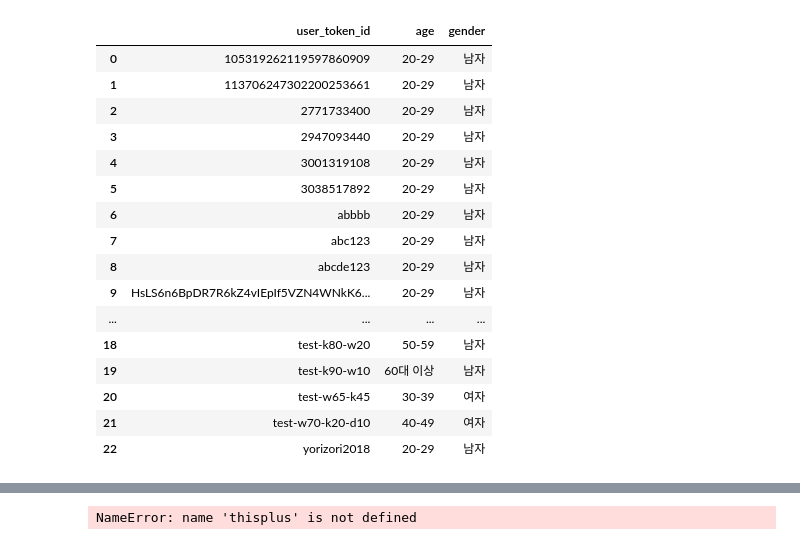
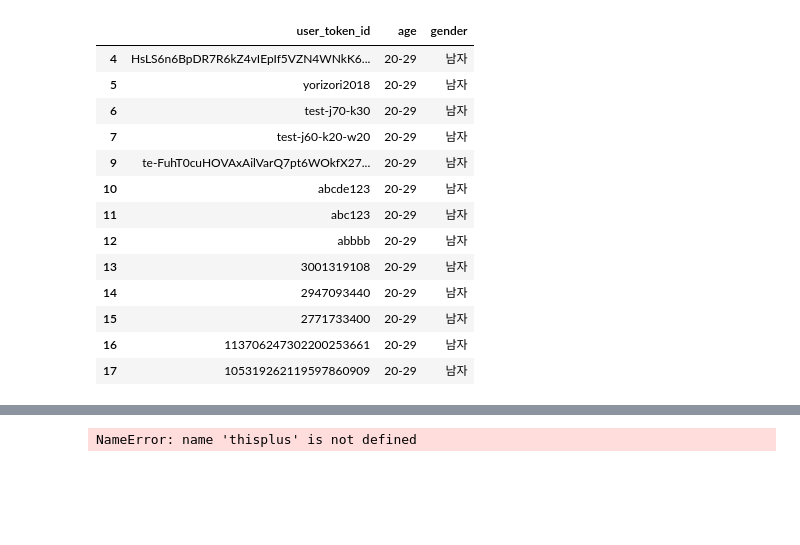
Before and after one commit to Jawooni/yorizori_recommend, a Jupyter notebook: yorizori_recommend_maker.ipynb, the cells around one changed output, grey strips where cells are left out. Saved outputs shown, nothing was run; the diff lists cells and outputs as text; code cells hidden in the pictures; blank space fills up the shorter version.

```diff
--- a/yorizori_recommend_maker.ipynb
+++ b/yorizori_recommend_maker.ipynb
@@ -246,23 +251,20 @@ df_user
 # %%
-user_info
+user_info_data[user_info_data['gender'].isin(["남자"]) & user_info_data['age'].isin(["20-29"])]
 # %% [output]
 |  | user_token_id | age | gender |
-| 0 | 105319262119597860909 | 20-29 | 남자 |
-| 1 | 113706247302200253661 | 20-29 | 남자 |
-| 2 | 2771733400 | 20-29 | 남자 |
-| 3 | 2947093440 | 20-29 | 남자 |
-| 4 | 3001319108 | 20-29 | 남자 |
-| 5 | 3038517892 | 20-29 | 남자 |
-| 6 | abbbb | 20-29 | 남자 |
-| 7 | abc123 | 20-29 | 남자 |
-| 8 | abcde123 | 20-29 | 남자 |
-| 9 | HsLS6n6BpDR7R6kZ4vIEpIf5VZN4WNkK6... | 20-29 | 남자 |
-| ... | ... | ... | ... |
-| 18 | test-k80-w20 | 50-59 | 남자 |
-| 19 | test-k90-w10 | 60대 이상 | 남자 |
-| 20 | test-w65-k45 | 30-39 | 여자 |
-| 21 | test-w70-k20-d10 | 40-49 | 여자 |
-| 22 | yorizori2018 | 20-29 | 남자 |
+| 4 | HsLS6n6BpDR7R6kZ4vIEpIf5VZN4WNkK6... | 20-29 | 남자 |
+| 5 | yorizori2018 | 20-29 | 남자 |
+| 6 | test-j70-k30 | 20-29 | 남자 |
+| 7 | test-j60-k20-w20 | 20-29 | 남자 |
+| 9 | te-FuhT0cuHOVAxAilVarQ7pt6WOkfX27... | 20-29 | 남자 |
+| 10 | abcde123 | 20-29 | 남자 |
+| 11 | abc123 | 20-29 | 남자 |
+| 12 | abbbb | 20-29 | 남자 |
+| 13 | 3001319108 | 20-29 | 남자 |
+| 14 | 2947093440 | 20-29 | 남자 |
+| 15 | 2771733400 | 20-29 | 남자 |
+| 16 | 113706247302200253661 | 20-29 | 남자 |
+| 17 | 105319262119597860909 | 20-29 | 남자 |
 # %%
 df_user
 # %% [output]
```
Also changed, not shown: parts of 2 cells of this notebook, 22 other files.
